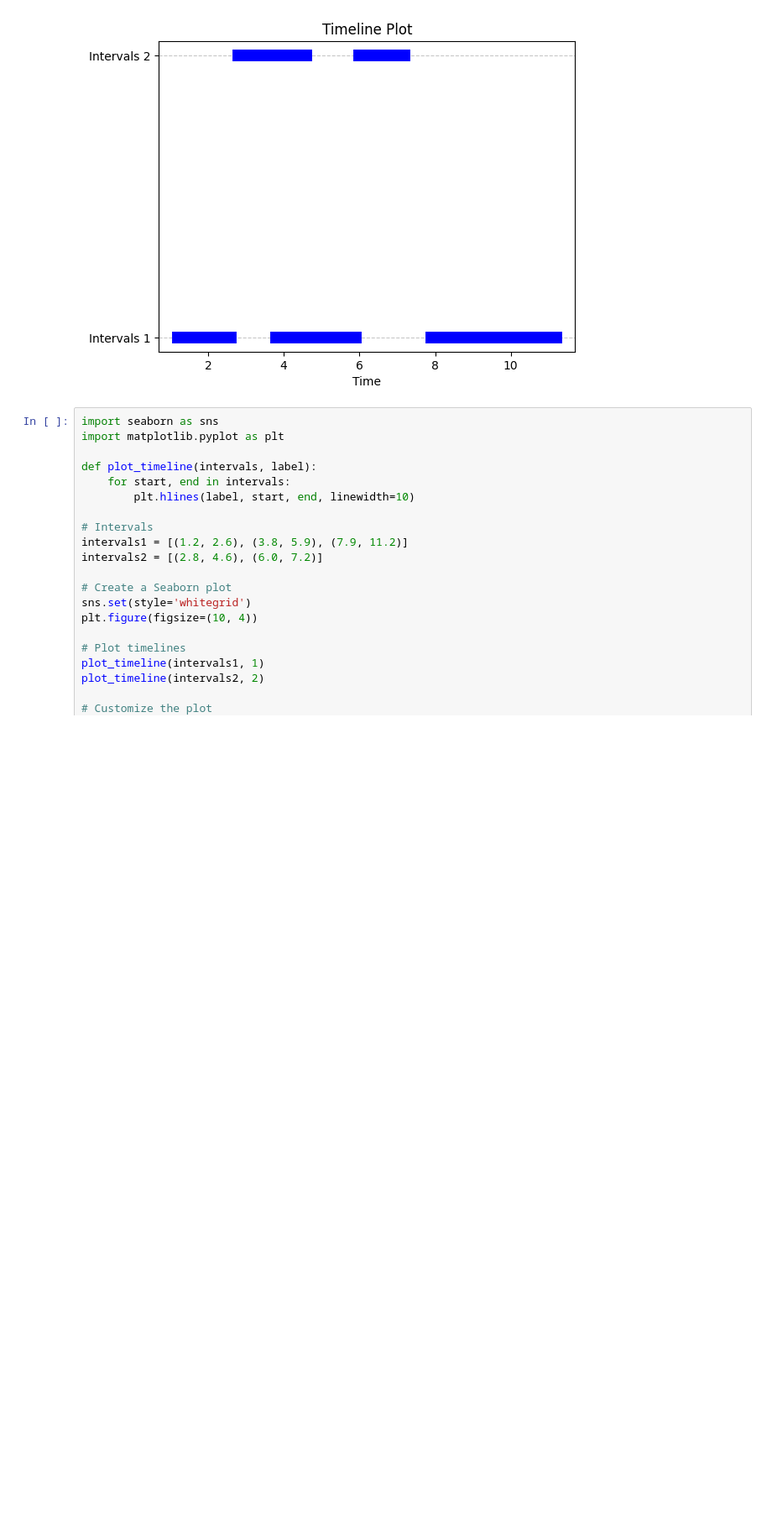
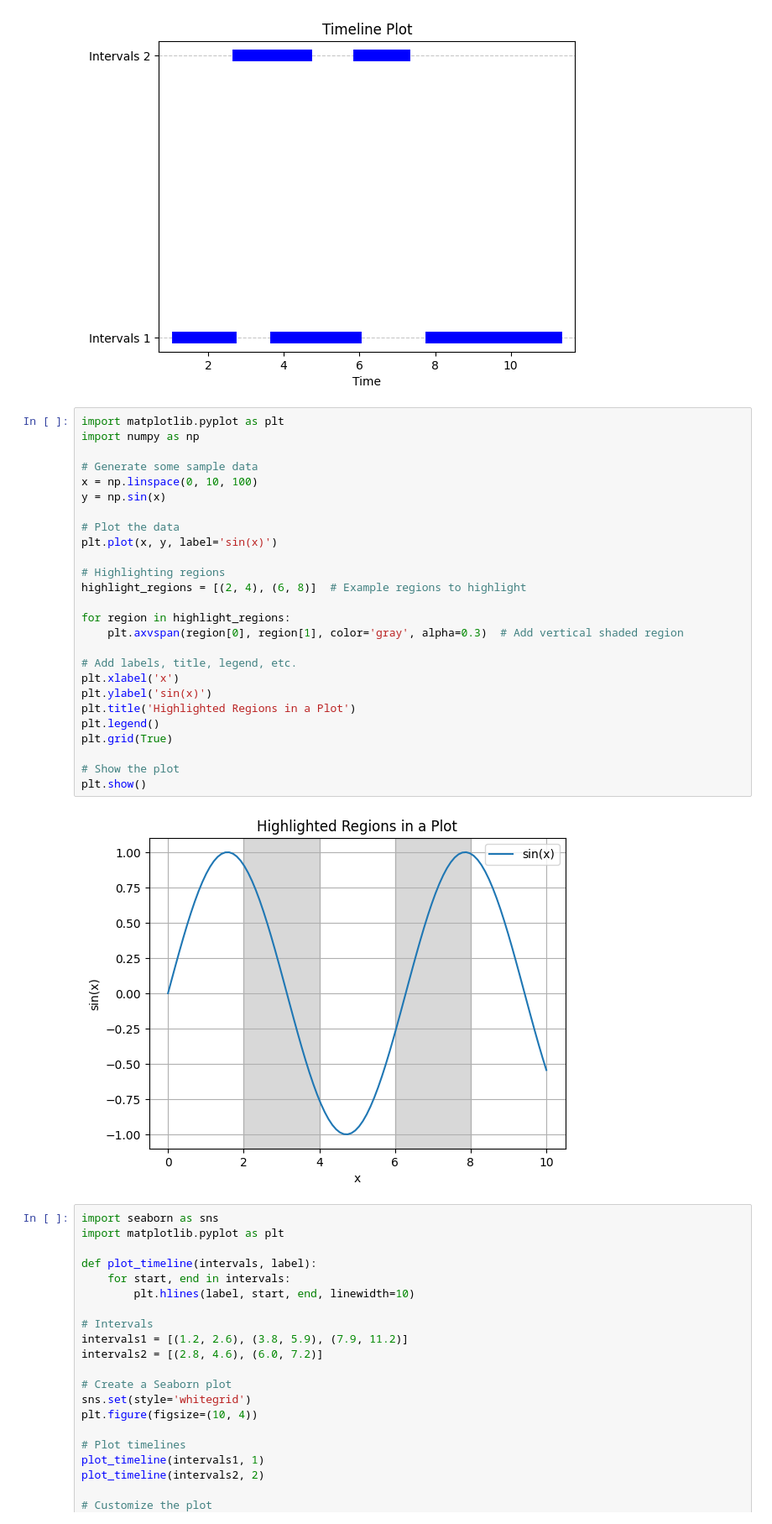
Before and after one commit to ghadwalsunil/WhoSaidThat, a Jupyter notebook: CustomUtils/Testing/Practice.ipynb, the cells around one changed output. Shown: that part at 84% size. Drawn from its saved outputs; the diff is of its cells as text; blank space fills up the shorter version.

```diff
--- a/CustomUtils/Testing/Practice.ipynb
+++ b/CustomUtils/Testing/Practice.ipynb
@@ -68,6 +68,34 @@ plt.grid(axis='y', linestyle='--', alpha=0.7)
 plt.show()
 # %% [output]
 [figure]
+# %%
+import matplotlib.pyplot as plt
+import numpy as np
+
+# Generate some sample data
+x = np.linspace(0, 10, 100)
+y = np.sin(x)
+
+# Plot the data
+plt.plot(x, y, label='sin(x)')
+
+# Highlighting regions
+highlight_regions = [(2, 4), (6, 8)]  # Example regions to highlight
+
+for region in highlight_regions:
+    plt.axvspan(region[0], region[1], color='gray', alpha=0.3)  # Add vertical shaded region
+
+# Add labels, title, legend, etc.
+plt.xlabel('x')
+plt.ylabel('sin(x)')
+plt.title('Highlighted Regions in a Plot')
+plt.legend()
+plt.grid(True)
+
+# Show the plot
+plt.show()
+# %% [output]
+[figure, added]
 # %%
 import seaborn as sns
 import matplotlib.pyplot as plt
```
Also changed, not shown: parts of 12 cells of this notebook, 15 other files.
